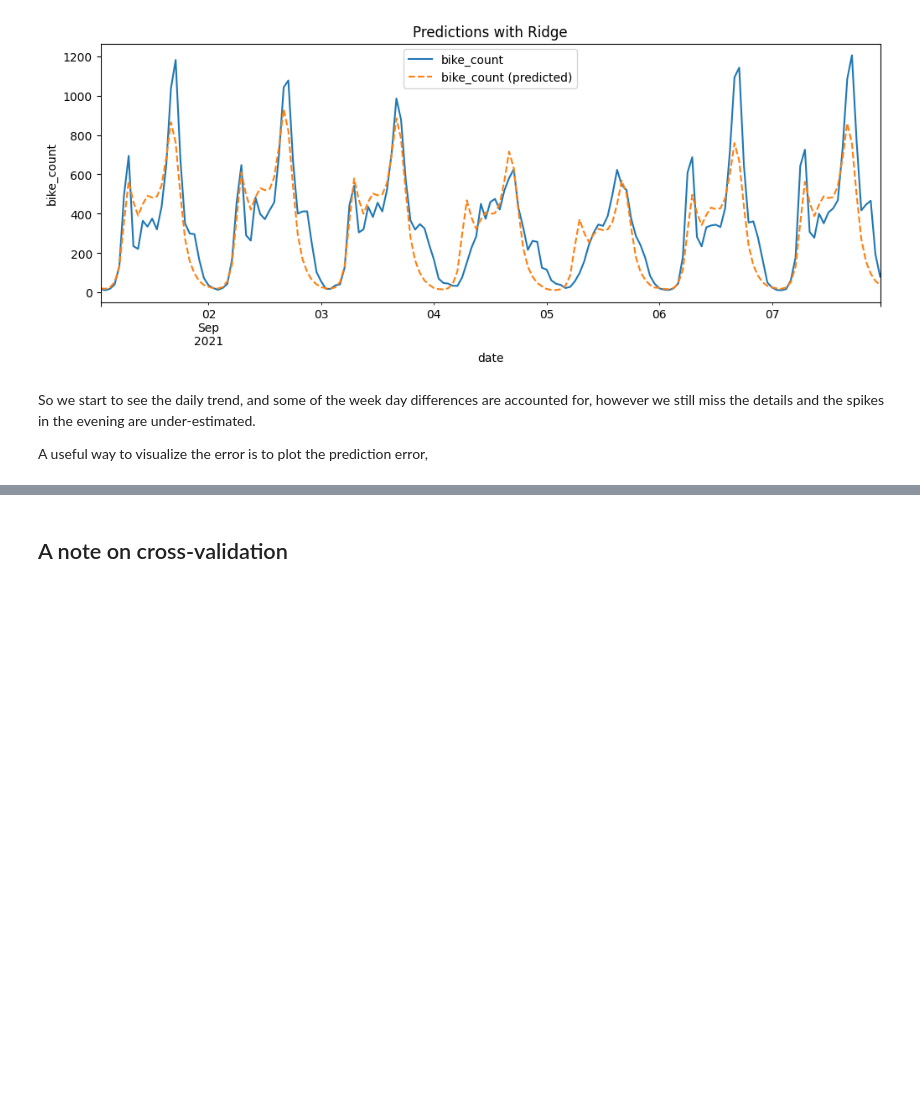
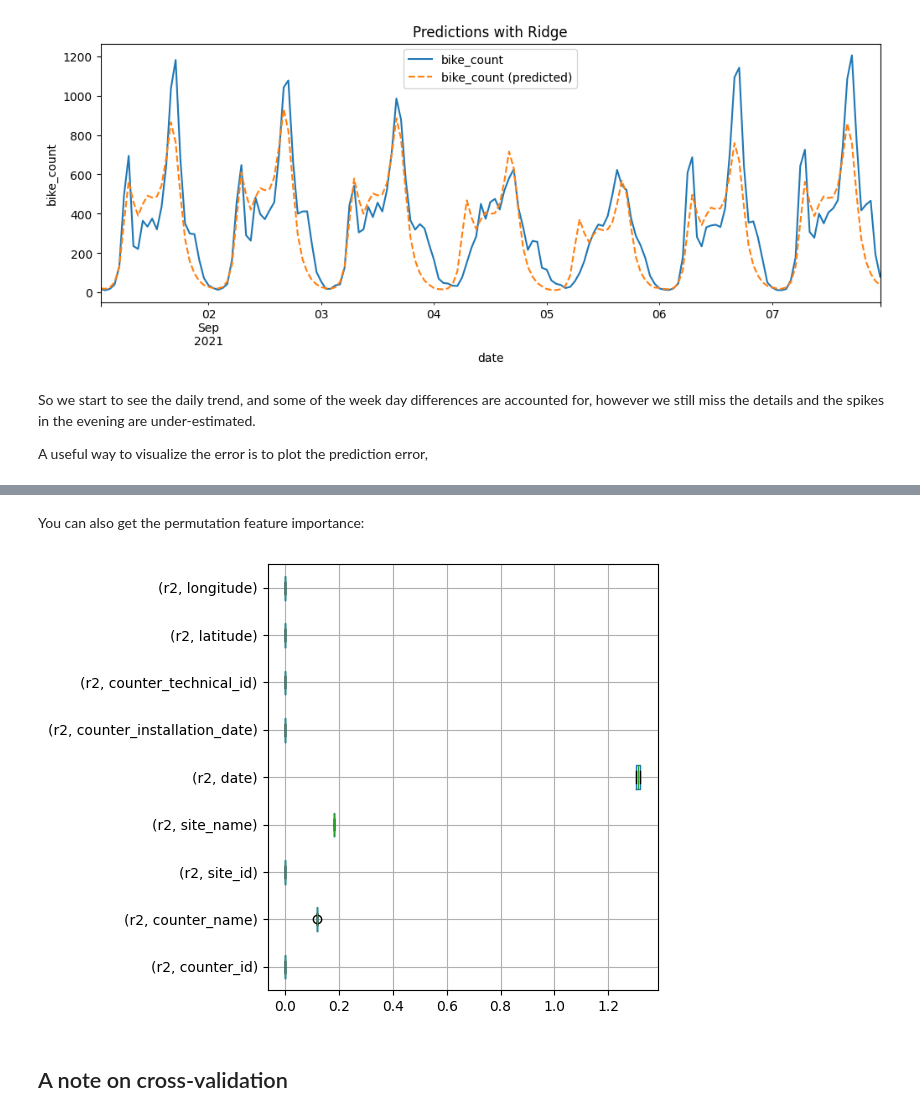
Before and after one commit to ramp-kits/bike_counters_skore, a Jupyter notebook: bike_counters_skore_starting_kit.ipynb, the cells around one changed output, grey strips where cells are left out. Drawn from its saved outputs; the diff is of its cells as text; code cells hidden in the pictures; blank space fills up the shorter version.

Commit message:
add permutation feature importance

```diff
--- a/bike_counters_skore_starting_kit.ipynb
+++ b/bike_counters_skore_starting_kit.ipynb
@@ -542,3 +542,10 @@ pipe_report.metrics.prediction_error().plot(kind="actual_vs_predicted")
+# %% [markdown]
+You can also get the permutation feature importance:
+# %%
+pipe_report.feature_importance.permutation(seed=0).T.boxplot(vert=False)
+plt.tight_layout()
+# %% [output]
+[figure, added]
 # %% [markdown]
 ## A note on cross-validation
 # %% [markdown]
```
Also changed, not shown: parts of 10 cells of this notebook.
